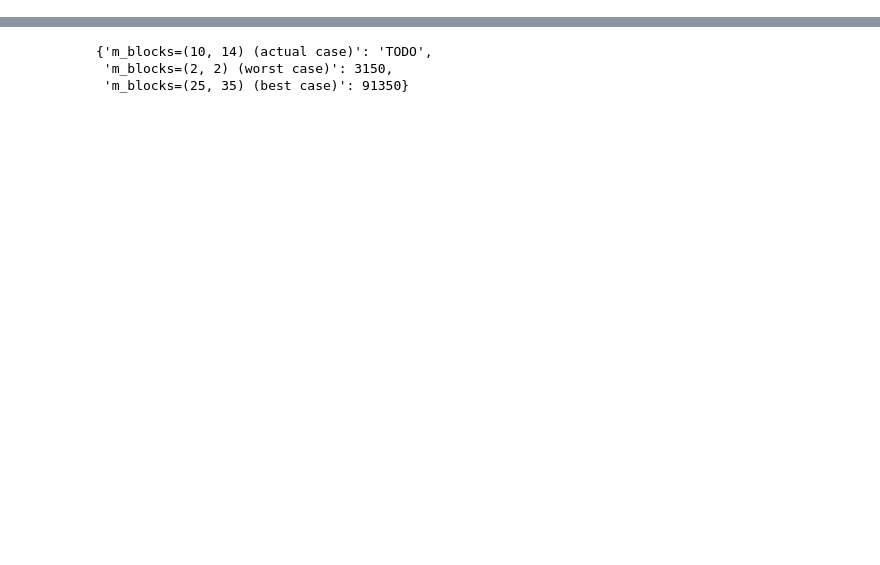
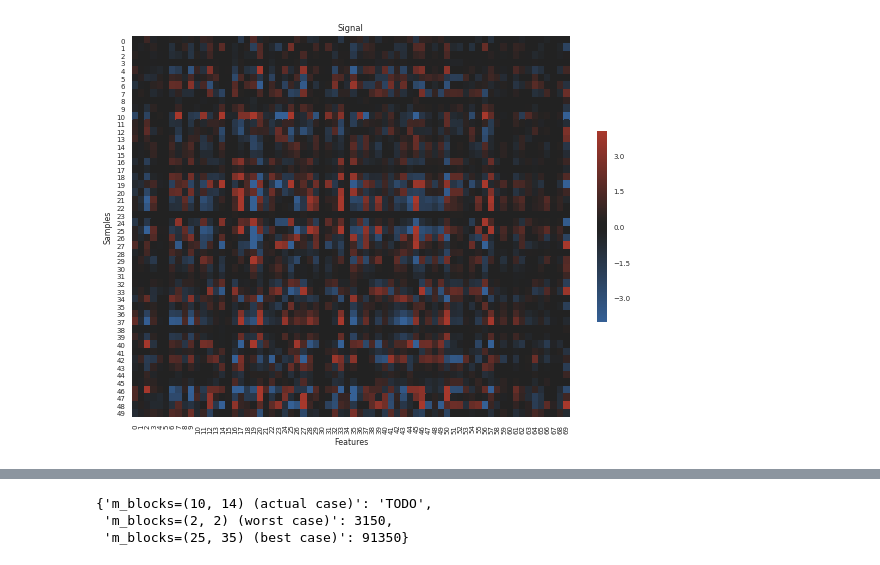
Before and after one commit to a378ec99/bcn, a Jupyter notebook: bcn/examples/Example.ipynb, the cells around one changed output, grey strips where cells are left out. Cells and saved outputs as stored; diff of their text form; code cells hidden in the pictures; blank space fills up the shorter version.

```diff
--- a/bcn/examples/Example.ipynb
+++ b/bcn/examples/Example.ipynb
@@ -67,3 +73,5 @@ mixed = truth.d['sample']['mixed']
 # %%
-#show_absolute(true_signal, kind='Signal')
+show_absolute(true_signal, kind='Signal')
+# %% [output]
+[figure, added]
 # %%
```
Also changed, not shown: parts of 34 cells of this notebook.
